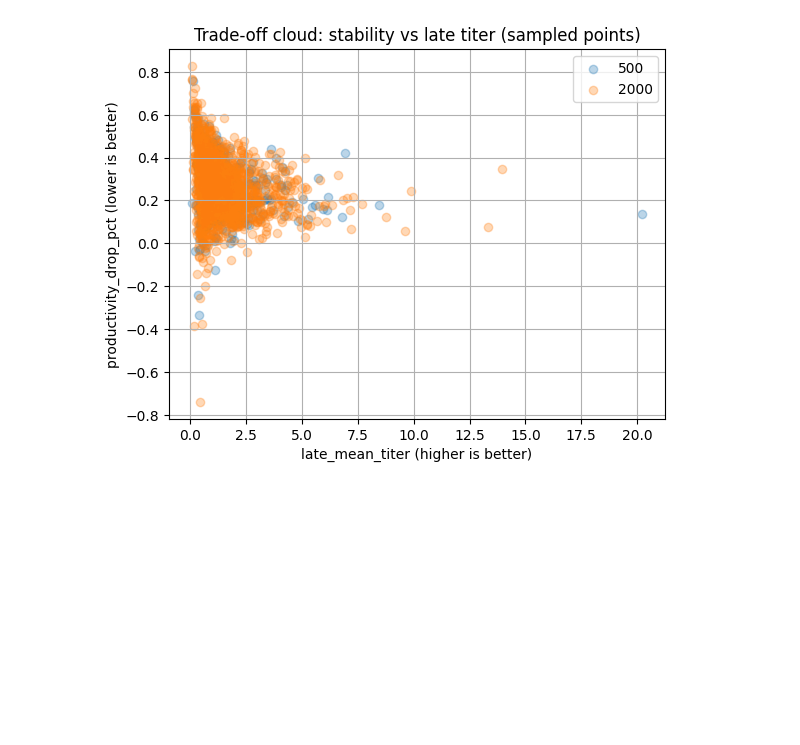
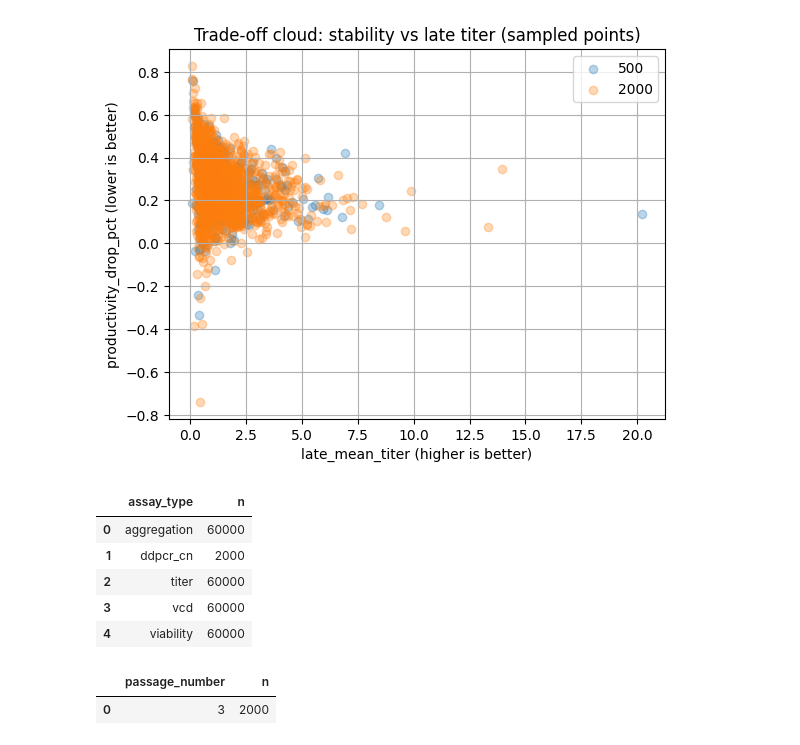
Before and after one commit to Sanghee-L/CLD_ML_PIPELINE, a Jupyter notebook: notebooks/01_explore_synthetic_data.ipynb, the cells around one changed output. Cells and saved outputs as stored; diff of their text form; code cells hidden in the pictures; blank space fills up the shorter version.

Commit message:
check the outputs

```diff
--- a/notebooks/01_explore_synthetic_data.ipynb
+++ b/notebooks/01_explore_synthetic_data.ipynb
@@ -620,3 +620,30 @@ plt.legend()
 plt.show()
 # %% [output]
 [figure]
+# %%
+## Check assay types distribution in the large DB
+
+import sqlite3, pandas as pd
+conn = sqlite3.connect("../data/synthetic/raw/cld_2000clones.db")
+pd.read_sql_query("SELECT assay_type, COUNT(*) AS n FROM assay_result GROUP BY assay_type", conn)
+# %% [output]
+|  | assay_type | n |
+| 0 | aggregation | 60000 |
+| 1 | ddpcr_cn | 2000 |
+| 2 | titer | 60000 |
+| 3 | vcd | 60000 |
+| 4 | viability | 60000 |
+# %%
+## Ensure ddPCR copy number assay performed at passage 3
+
+pd.read_sql_query("""
+SELECT p.passage_number, COUNT(*) AS n
+FROM assay_result ar
+JOIN passage p ON p.passage_id = ar.passage_id
+WHERE ar.assay_type = 'ddpcr_cn'
+GROUP BY p.passage_number
+ORDER BY p.passage_number
+""", conn)
+# %% [output]
+|  | passage_number | n |
+| 0 | 3 | 2000 |
```
Also changed, not shown: 2 other files.
